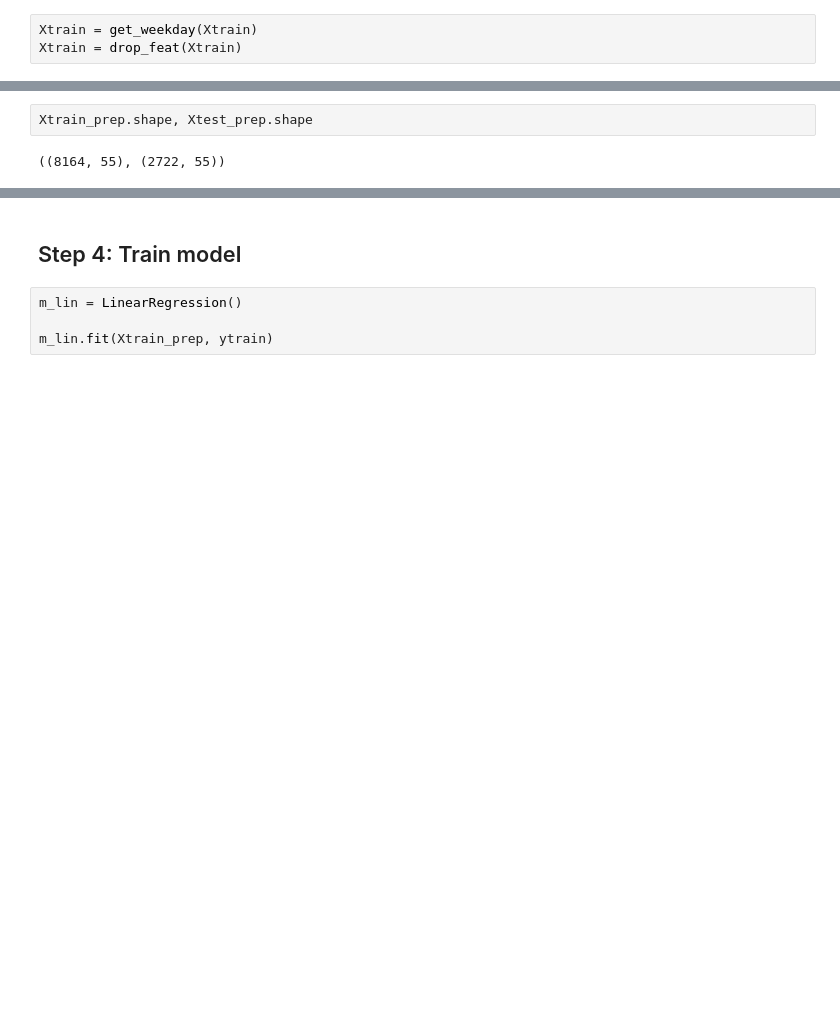
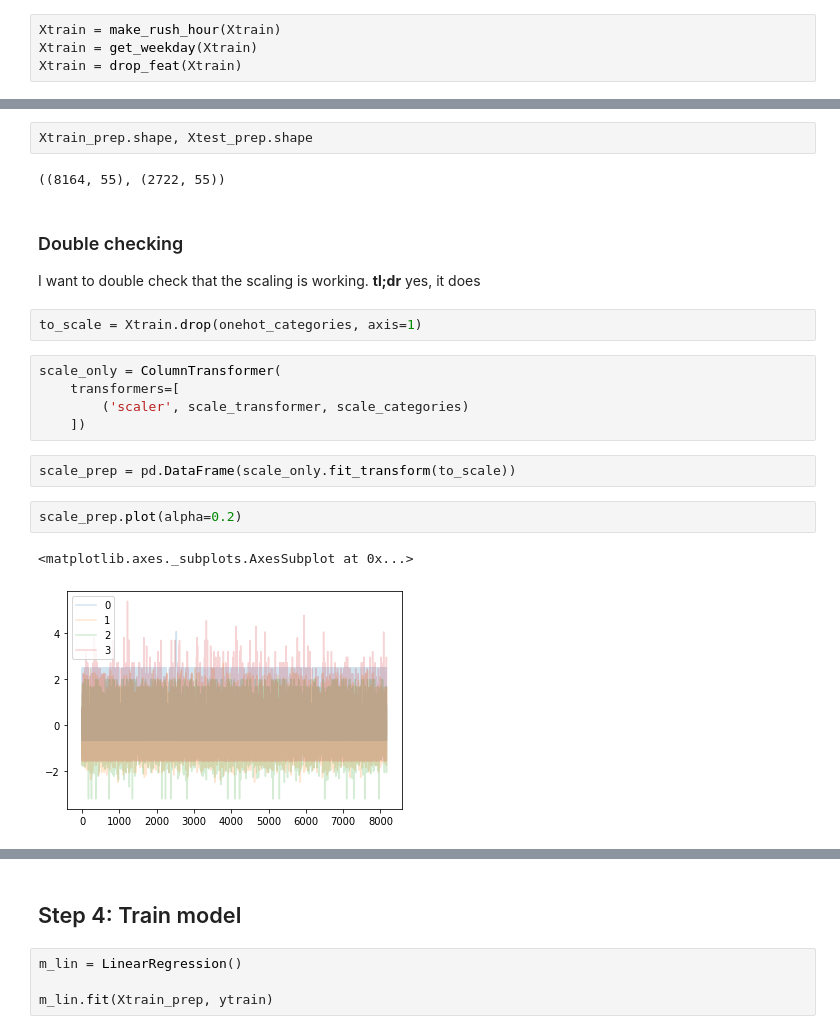
Before and after one commit to lara-ehr/capital-bikeshare, a Jupyter notebook: Bikeshare_Experimentation_TimeSeries.ipynb, the cells around one changed output, grey strips where cells are left out. Saved outputs shown, nothing was run; the diff lists cells and outputs as text; blank space fills up the shorter version.

```diff
--- a/Bikeshare_Experimentation_TimeSeries.ipynb
+++ b/Bikeshare_Experimentation_TimeSeries.ipynb
@@ -246,5 +245,6 @@ def drop_feat(data):
     data = data.drop(['atemp', 'atemp_bins', 'year', 'temp_bins', 'wind_bins', 'date'], axis=1)
     return data
 # %%
+Xtrain = make_rush_hour(Xtrain)
 Xtrain = get_weekday(Xtrain)
 Xtrain = drop_feat(Xtrain)
@@ -295,3 +288,21 @@ Xtest_prep = preprocessor.fit_transform(Xtest)
 Xtrain_prep.shape, Xtest_prep.shape
 # %% [output]
 ((8164, 55), (2722, 55))
+# %% [markdown]
+### Double checking
+
+I want to double check that the scaling is working. **tl;dr** yes, it does
+# %%
+to_scale = Xtrain.drop(onehot_categories, axis=1)
+# %%
+scale_only = ColumnTransformer(
+    transformers=[
+        ('scaler', scale_transformer, scale_categories)
+    ])
+# %%
+scale_prep = pd.DataFrame(scale_only.fit_transform(to_scale))
+# %%
+scale_prep.plot(alpha=0.2)
+# %% [output]
+<matplotlib.axes._subplots.AxesSubplot at 0x...>
+[figure, added]
```
Also changed, not shown: parts of 33 cells of this notebook.
